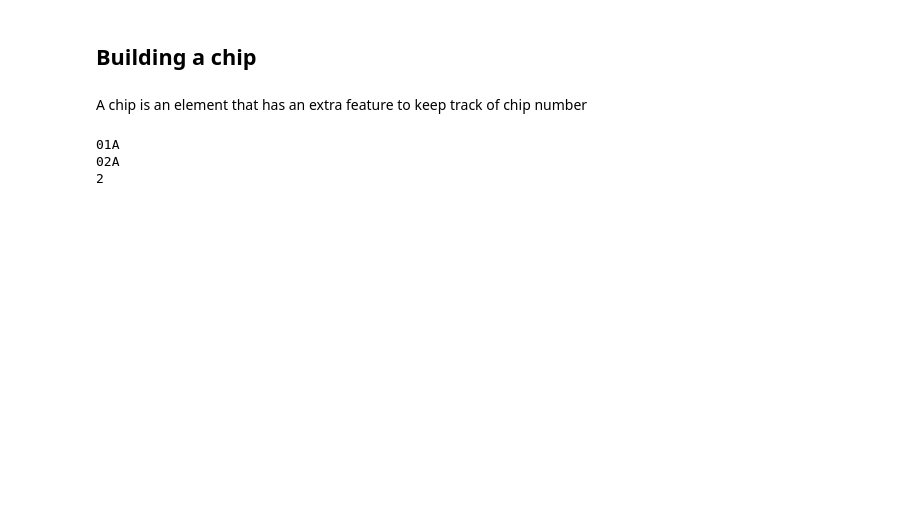
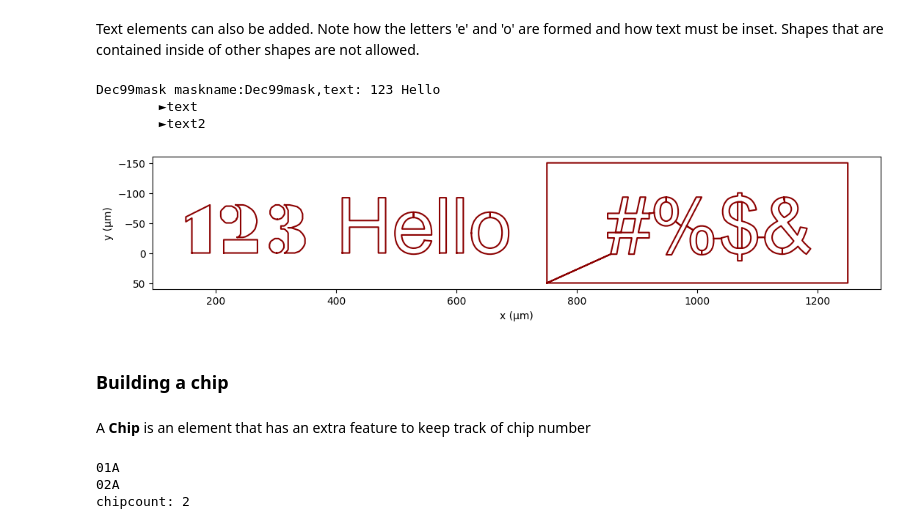
Before and after one commit to decoherer/lithomap, a Jupyter notebook: tutorial.ipynb, the cells around one changed output. Cells and saved outputs as stored; diff of their text form; code cells hidden in the pictures; blank space fills up the shorter version.

```diff
--- a/tutorial.ipynb
+++ b/tutorial.ipynb
@@ -53,15 +63,30 @@ Dec99mask maskname:Dec99mask,text: Hi
+# %% [markdown]
+Text elements can also be added. Note how the letters 'e' and 'o' are formed and how text must be inset. Shapes that are contained inside of other shapes are not allowed.
+# %%
+mask1 = Element(name='Dec99mask',layer='MASK')
+mask1.addtext('123',x=150,y=0)
+mask1.addtext('Hello',x=400,y=0,font='c:/Windows/Fonts/arial.ttf')
+box = [(750+500*x,50-200*y) for x,y in zip([0,1,1,0,0],[0,0,1,1,0])]
+mask1.addinsettext(polylist=[box],s='#%$&',x0=850,y0=0,font='c:/Windows/Fonts/arial.ttf')
+print(mask1)
+mask1.plot(scale=2);
+# %% [output]
+Dec99mask maskname:Dec99mask,text: 123 Hello
+        ►text
+        ►text2
+[figure, added]
 # %% [markdown]
-## Building a chip
+### Building a chip
 # %% [markdown]
-A chip is an element that has an extra feature to keep track of chip number
+A **Chip** is an element that has an extra feature to keep track of chip number
 # %%
 mask1 = Element(name='mask1',layer='MASK')
 a = Chip(parent=mask1)
 b = Chip(parent=mask1)
 print(a.info.chipid)
 print(b.info.chipid)
-print(mask1.info.chipcount)
+print('chipcount:',mask1.info.chipcount);
 # %% [output]
 01A
 02A
-2
+chipcount: 2
```
Also changed, not shown: parts of 27 cells of this notebook, 8 other files.
